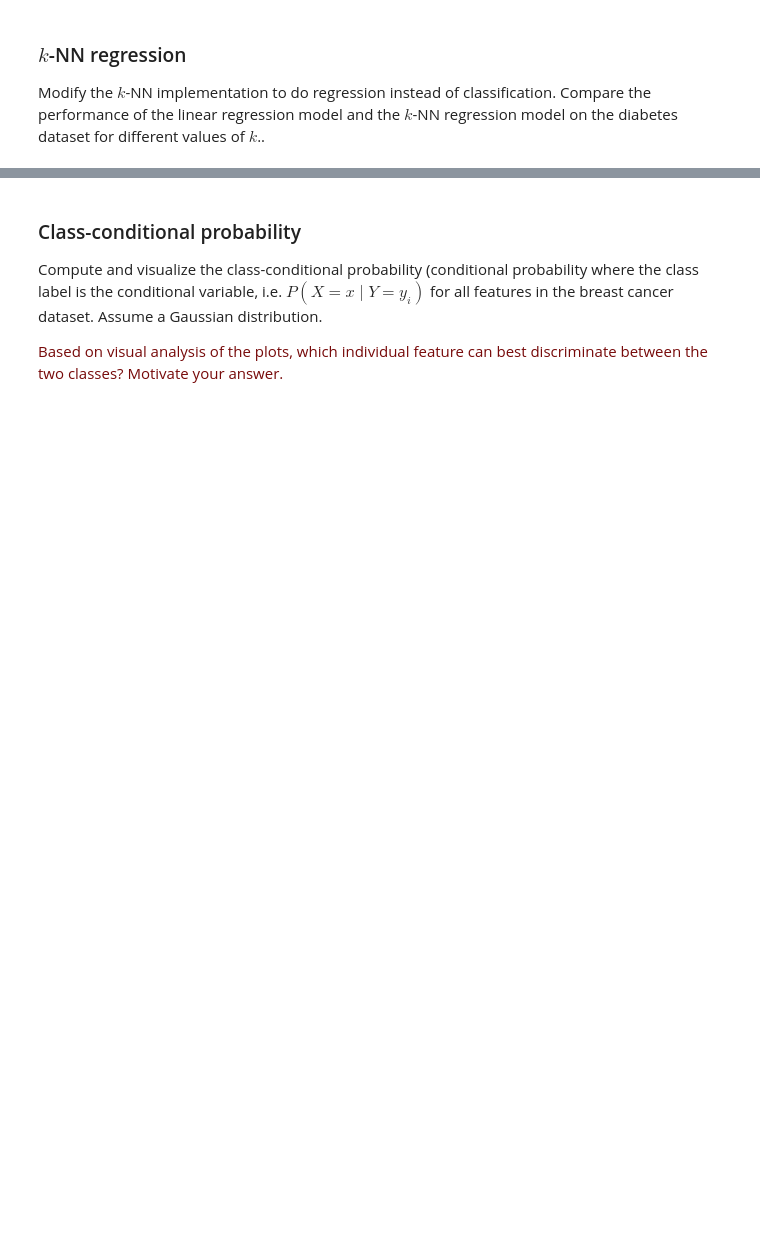
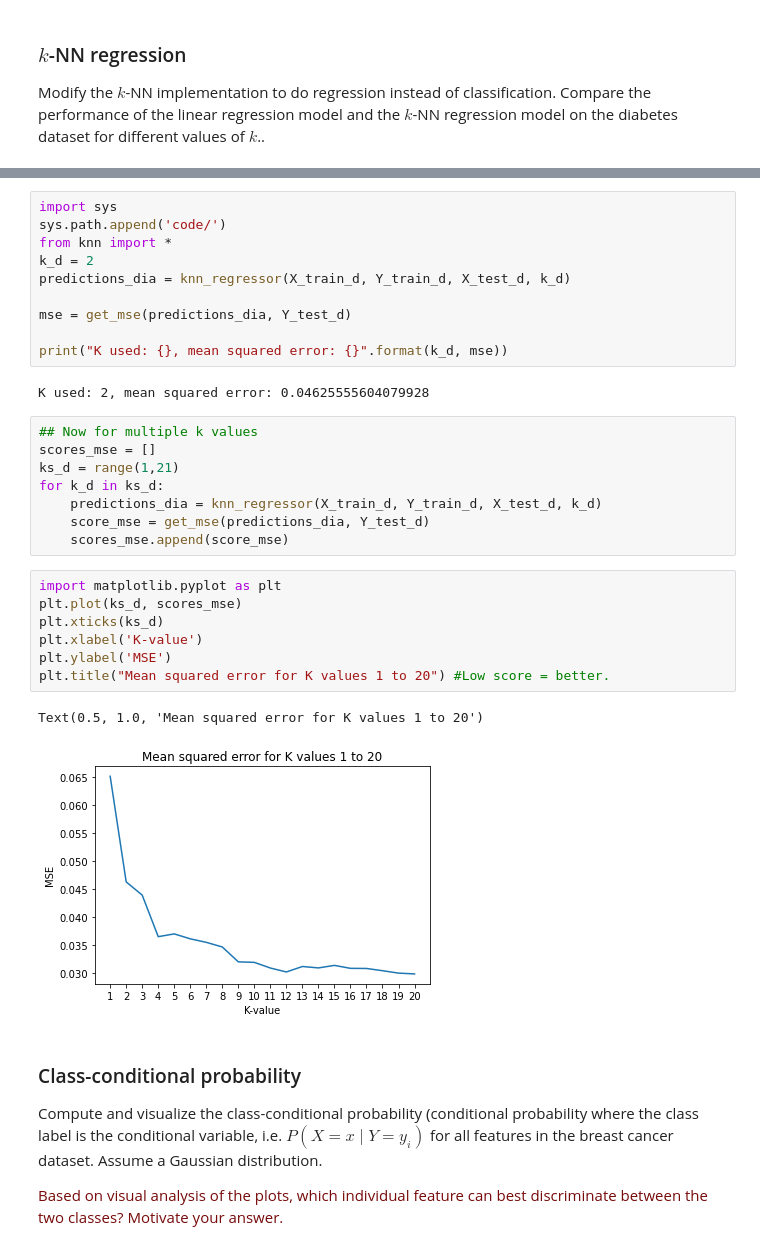
Before and after one commit to MirtheK/8dm50-machine-learning, a Jupyter notebook: practicals/week_1.ipynb, the cells around one changed output, grey strips where cells are left out. Drawn from its saved outputs; the diff is of its cells as text; blank space fills up the shorter version.

```diff
--- a/practicals/week_1.ipynb
+++ b/practicals/week_1.ipynb
@@ -213,3 +263,33 @@ Modify the $k$-NN implementation to do regression instead of classification. Com
+# %%
+import sys
+sys.path.append('code/')
+from knn import *
+k_d = 2
+predictions_dia = knn_regressor(X_train_d, Y_train_d, X_test_d, k_d)
+
+mse = get_mse(predictions_dia, Y_test_d)
+
+print("K used: {}, mean squared error: {}".format(k_d, mse))
+# %% [output]
+K used: 2, mean squared error: 0.04625555604079928
+# %%
+## Now for multiple k values
+scores_mse = []
+ks_d = range(1,21)
+for k_d in ks_d:
+    predictions_dia = knn_regressor(X_train_d, Y_train_d, X_test_d, k_d)
+    score_mse = get_mse(predictions_dia, Y_test_d)
+    scores_mse.append(score_mse)
+# %%
+import matplotlib.pyplot as plt
+plt.plot(ks_d, scores_mse)
+plt.xticks(ks_d)
+plt.xlabel('K-value')
+plt.ylabel('MSE')
+plt.title("Mean squared error for K values 1 to 20") #Low score = better.
+# %% [output]
+Text(0.5, 1.0, 'Mean squared error for K values 1 to 20')
+[figure, added]
 # %% [markdown]
 ### Class-conditional probability
 
```
Also changed, not shown: parts of 9 cells of this notebook, 1 other file.
